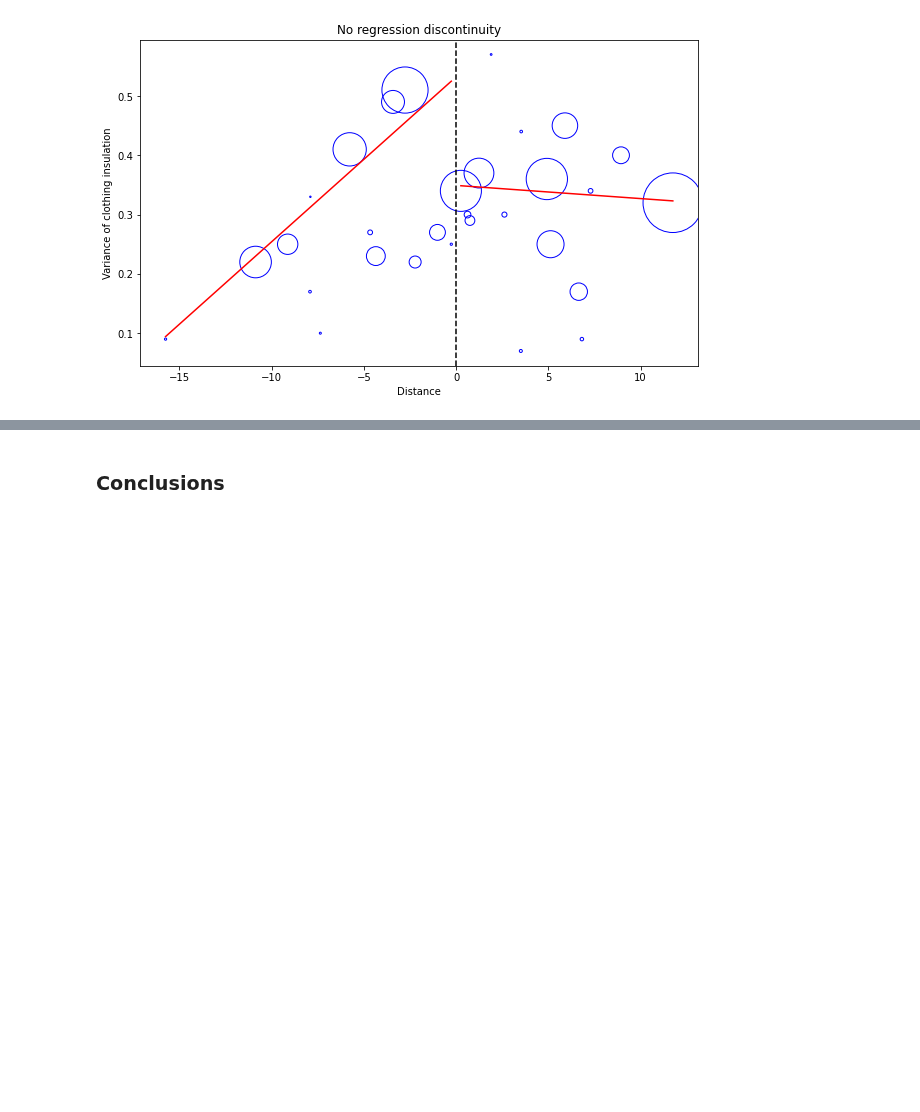
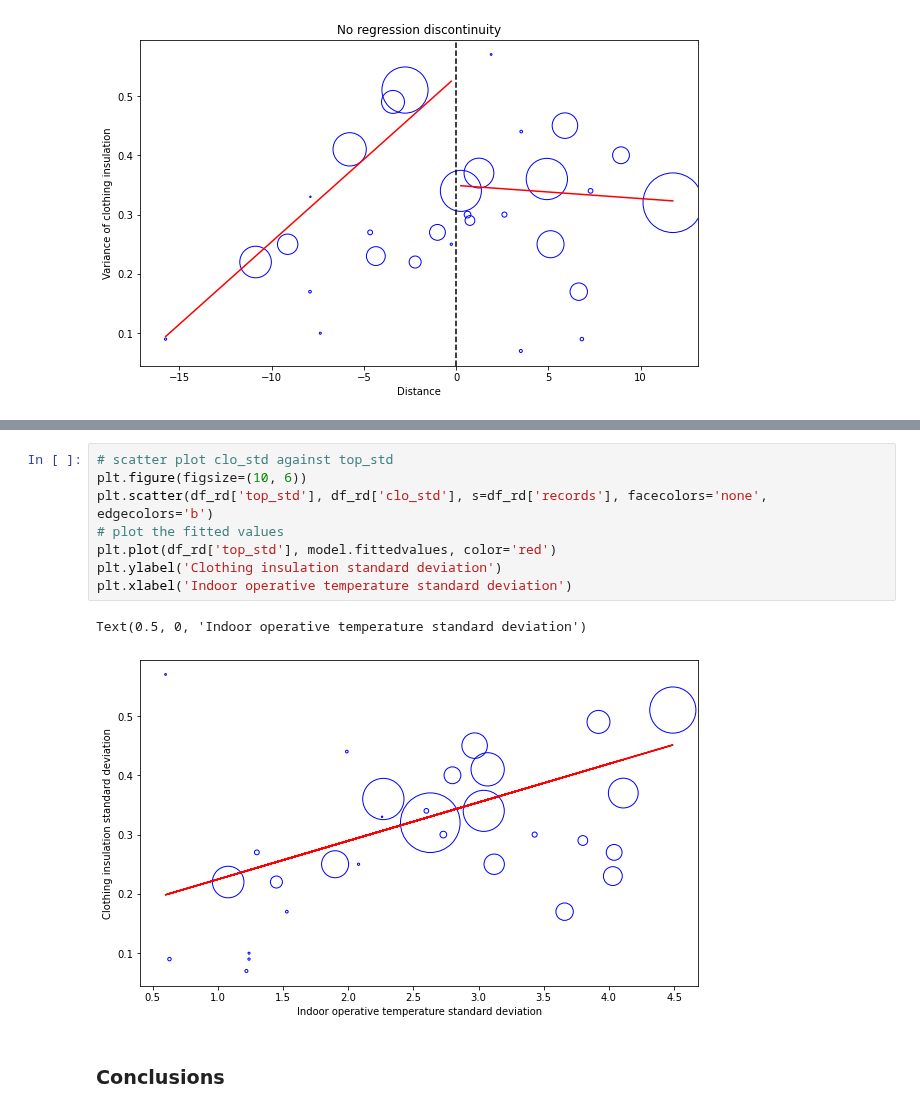
Before and after one commit to ruijis/RD_comfort, a Jupyter notebook: RD.ipynb, the cells around one changed output, grey strips where cells are left out. Drawn from its saved outputs; the diff is of its cells as text; blank space fills up the shorter version.

```diff
--- a/RD.ipynb
+++ b/RD.ipynb
@@ -307,3 +336,14 @@ Text(0.5, 1.0, 'No regression discontinuity')
+# %%
+# scatter plot clo_std against top_std
+plt.figure(figsize=(10, 6))
+plt.scatter(df_rd['top_std'], df_rd['clo_std'], s=df_rd['records'], facecolors='none', edgecolors='b')
+# plot the fitted values
+plt.plot(df_rd['top_std'], model.fittedvalues, color='red')
+plt.ylabel('Clothing insulation standard deviation')
+plt.xlabel('Indoor operative temperature standard deviation')
+# %% [output]
+Text(0.5, 0, 'Indoor operative temperature standard deviation')
+[figure, added]
 # %% [markdown]
 ### Conclusions
 # %% [markdown]
```
Also changed, not shown: parts of 36 cells of this notebook, 2 other files.
